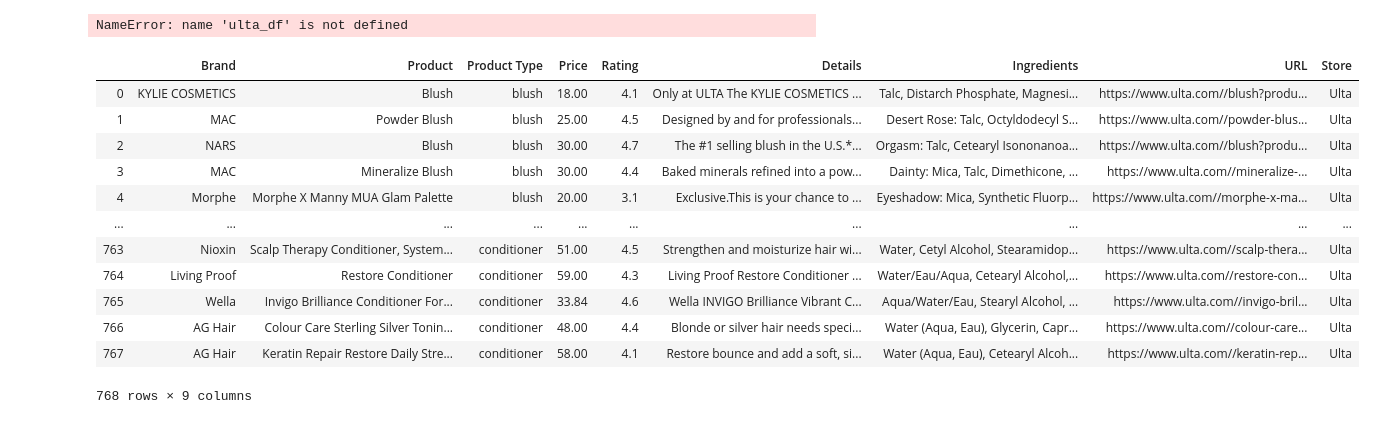
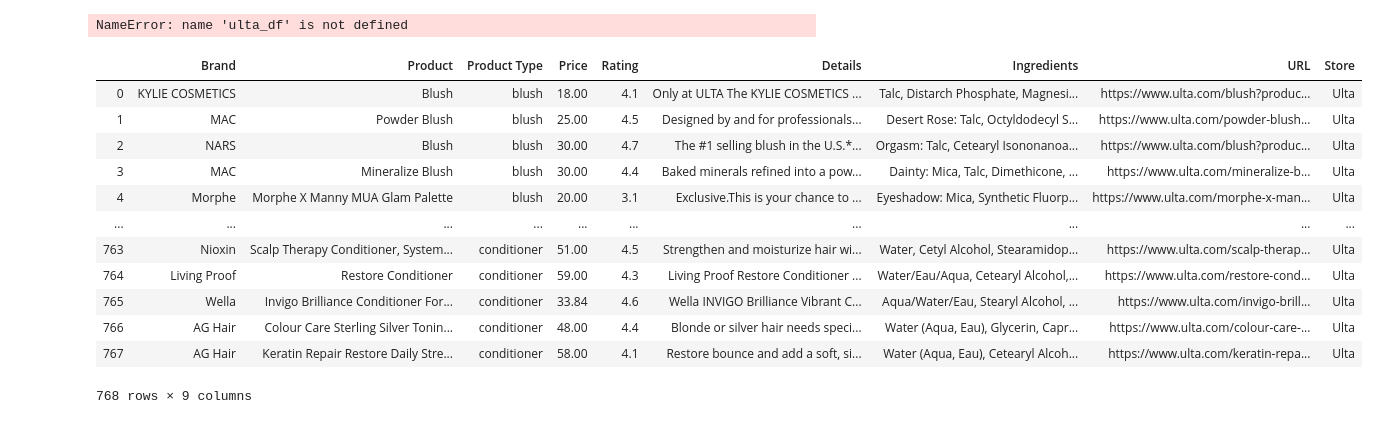
Before and after one commit to nawdah/cosmetics-proj, a Jupyter notebook: ulta_scraping.ipynb, the cells around one changed output. Saved outputs shown, nothing was run; the diff lists cells and outputs as text; code cells hidden in the pictures.

Commit message:
edit ulta_scraping

```diff
--- a/ulta_scraping.ipynb
+++ b/ulta_scraping.ipynb
@@ -174,42 +174,42 @@ ulta2_df = pd.read_csv(ulta_csv)
 # %%
 del ulta2_df['Unnamed: 0']
 ulta2_df['Store'] = 'Ulta'
 ulta2_df['Product Type'] = ulta2_df['Product Type'].apply(lambda x: x.split('?')[0])
 ulta2_df['Product Type'] = ulta2_df['Product Type'].replace("-", " ", regex=True)
 ulta2_df['Product Type'] = ulta2_df['Product Type'].str.replace("makeup face blush", "blush")
 ulta2_df['Product Type'] = ulta2_df['Product Type'].str.replace("makeup face foundation", "foundation")
 ulta2_df['Product Type'] = ulta2_df['Product Type'].str.replace("makeup eyes eyeshadow", "eyeshadow")
 ulta2_df['Product Type'] = ulta2_df['Product Type'].str.replace("makeup eyes eyeliner", "eyeliner")
 ulta2_df['Product Type'] = ulta2_df['Product Type'].str.replace("skin care face moisturizer", "moisturizer")
 ulta2_df['Product Type'] = ulta2_df['Product Type'].str.replace("skin care cleansers face wash", "face wash")
 ulta2_df['Product Type'] = ulta2_df['Product Type'].str.replace("hair shampoo conditioner shampoo", "shampoo")
 ulta2_df['Product Type'] = ulta2_df['Product Type'].str.replace("hair shampoo conditioner conditioner", "conditioner")
 ulta2_df['Product Type'] = ulta2_df['Product Type'].str.replace("hair shampoo conditioner conditioner", "conditioner")
 ulta2_df['Price'] = ulta2_df['Price'].str.replace("Price", "",regex=True).str.strip()
 ulta2_df['Price'] = ulta2_df['Price'].str.replace("Sale ", "", regex=True).str.strip()
 ulta2_df['Price'] = ulta2_df['Price'].str.replace("$", "", regex=True).str.strip()
 ulta2_df['Price'] = ulta2_df['Price'].apply(lambda x: x.split('M')[0])
 ulta2_df['Price'] = ulta2_df['Price'].apply(lambda x: x.split('O')[0])
 ulta2_df['Price'] = pd.to_numeric(ulta2_df['Price'])
 ulta2_df['Rating'] = ulta2_df['Rating'].str.replace(" out of 5 stars", "",regex=True).str.strip()
 ulta2_df['Rating'] = ulta2_df['Rating'].str.replace("No Reviews", "").str.strip()
 ulta2_df['Rating'].fillna("", inplace=True)
 ulta2_df['Rating'] = pd.to_numeric(ulta2_df['Rating'])
 ulta2_df['Ingredients'] = ulta2_df['Ingredients'].str.replace("Ingredients", "", regex=True).str.strip()
-ulta2_df['URL'] = 'https://www.ulta.com/' + ulta2_df['URL']
+ulta2_df['URL'] = 'https://www.ulta.com' + ulta2_df['URL']
 #ulta2_df.dtypes
 ulta2_df
 # %% [output]
 |  | Brand | Product | Product Type | Price | Rating | Details | Ingredients | URL | Store |
-| 0 | KYLIE COSMETICS | Blush | blush | 18.00 | 4.1 | Only at ULTA The KYLIE COSMETICS ... | Talc, Distarch Phosphate, Magnesi... | https://www.ulta.com//blush?produ... | Ulta |
-| 1 | MAC | Powder Blush | blush | 25.00 | 4.5 | Designed by and for professionals... | Desert Rose: Talc, Octyldodecyl S... | https://www.ulta.com//powder-blus... | Ulta |
-| 2 | NARS | Blush | blush | 30.00 | 4.7 | The #1 selling blush in the U.S.*... | Orgasm: Talc, Cetearyl Isononanoa... | https://www.ulta.com//blush?produ... | Ulta |
-| 3 | MAC | Mineralize Blush | blush | 30.00 | 4.4 | Baked minerals refined into a pow... | Dainty: Mica, Talc, Dimethicone, ... | https://www.ulta.com//mineralize-... | Ulta |
-| 4 | Morphe | Morphe X Manny MUA Glam Palette | blush | 20.00 | 3.1 | Exclusive.This is your chance to ... | Eyeshadow: Mica, Synthetic Fluorp... | https://www.ulta.com//morphe-x-ma... | Ulta |
+| 0 | KYLIE COSMETICS | Blush | blush | 18.00 | 4.1 | Only at ULTA The KYLIE COSMETICS ... | Talc, Distarch Phosphate, Magnesi... | https://www.ulta.com/blush?produc... | Ulta |
+| 1 | MAC | Powder Blush | blush | 25.00 | 4.5 | Designed by and for professionals... | Desert Rose: Talc, Octyldodecyl S... | https://www.ulta.com/powder-blush... | Ulta |
+| 2 | NARS | Blush | blush | 30.00 | 4.7 | The #1 selling blush in the U.S.*... | Orgasm: Talc, Cetearyl Isononanoa... | https://www.ulta.com/blush?produc... | Ulta |
+| 3 | MAC | Mineralize Blush | blush | 30.00 | 4.4 | Baked minerals refined into a pow... | Dainty: Mica, Talc, Dimethicone, ... | https://www.ulta.com/mineralize-b... | Ulta |
+| 4 | Morphe | Morphe X Manny MUA Glam Palette | blush | 20.00 | 3.1 | Exclusive.This is your chance to ... | Eyeshadow: Mica, Synthetic Fluorp... | https://www.ulta.com/morphe-x-man... | Ulta |
 | ... | ... | ... | ... | ... | ... | ... | ... | ... | ... |
-| 763 | Nioxin | Scalp Therapy Conditioner, System... | conditioner | 51.00 | 4.5 | Strengthen and moisturize hair wi... | Water, Cetyl Alcohol, Stearamidop... | https://www.ulta.com//scalp-thera... | Ulta |
-| 764 | Living Proof | Restore Conditioner | conditioner | 59.00 | 4.3 | Living Proof Restore Conditioner ... | Water/Eau/Aqua, Cetearyl Alcohol,... | https://www.ulta.com//restore-con... | Ulta |
-| 765 | Wella | Invigo Brilliance Conditioner For... | conditioner | 33.84 | 4.6 | Wella INVIGO Brilliance Vibrant C... | Aqua/Water/Eau, Stearyl Alcohol, ... | https://www.ulta.com//invigo-bril... | Ulta |
-| 766 | AG Hair | Colour Care Sterling Silver Tonin... | conditioner | 48.00 | 4.4 | Blonde or silver hair needs speci... | Water (Aqua, Eau), Glycerin, Capr... | https://www.ulta.com//colour-care... | Ulta |
-| 767 | AG Hair | Keratin Repair Restore Daily Stre... | conditioner | 58.00 | 4.1 | Restore bounce and add a soft, si... | Water (Aqua, Eau), Cetearyl Alcoh... | https://www.ulta.com//keratin-rep... | Ulta |
+| 763 | Nioxin | Scalp Therapy Conditioner, System... | conditioner | 51.00 | 4.5 | Strengthen and moisturize hair wi... | Water, Cetyl Alcohol, Stearamidop... | https://www.ulta.com/scalp-therap... | Ulta |
+| 764 | Living Proof | Restore Conditioner | conditioner | 59.00 | 4.3 | Living Proof Restore Conditioner ... | Water/Eau/Aqua, Cetearyl Alcohol,... | https://www.ulta.com/restore-cond... | Ulta |
+| 765 | Wella | Invigo Brilliance Conditioner For... | conditioner | 33.84 | 4.6 | Wella INVIGO Brilliance Vibrant C... | Aqua/Water/Eau, Stearyl Alcohol, ... | https://www.ulta.com/invigo-brill... | Ulta |
+| 766 | AG Hair | Colour Care Sterling Silver Tonin... | conditioner | 48.00 | 4.4 | Blonde or silver hair needs speci... | Water (Aqua, Eau), Glycerin, Capr... | https://www.ulta.com/colour-care-... | Ulta |
+| 767 | AG Hair | Keratin Repair Restore Daily Stre... | conditioner | 58.00 | 4.1 | Restore bounce and add a soft, si... | Water (Aqua, Eau), Cetearyl Alcoh... | https://www.ulta.com/keratin-repa... | Ulta |
 768 rows × 9 columns
```
